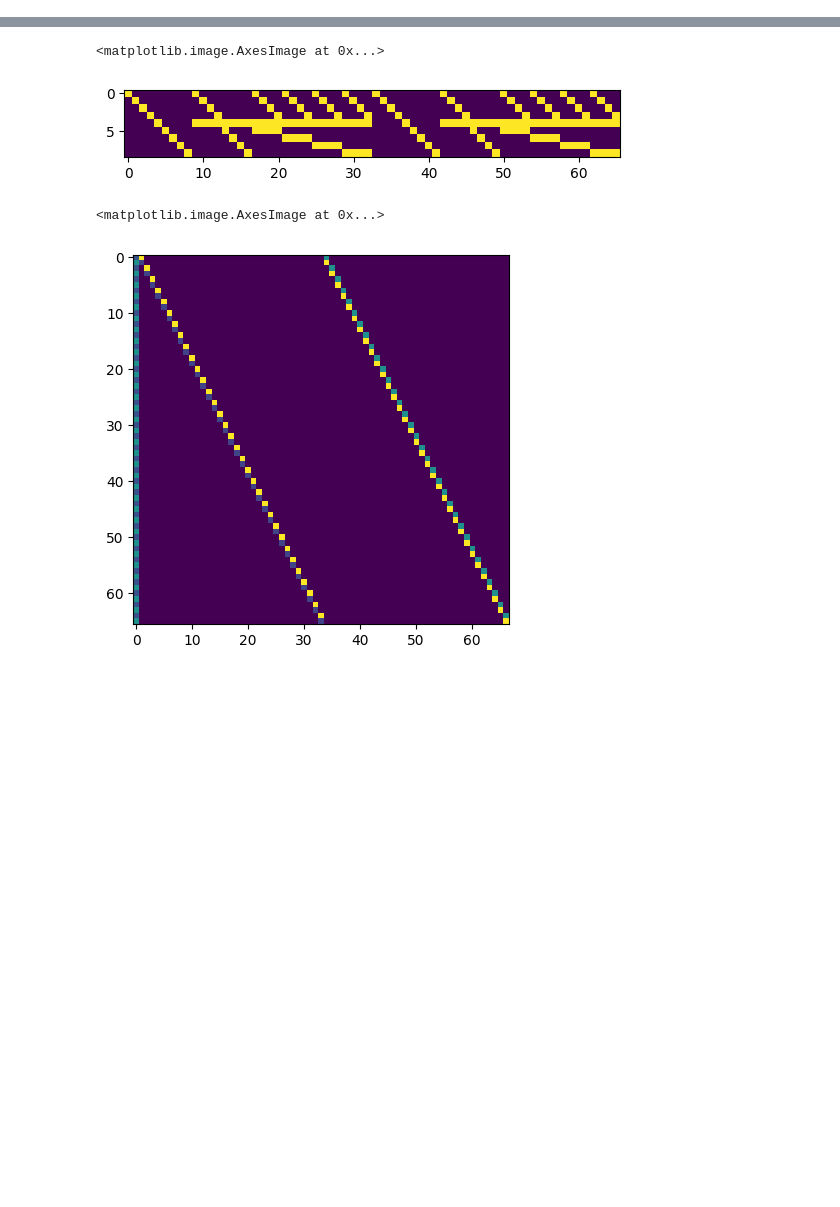
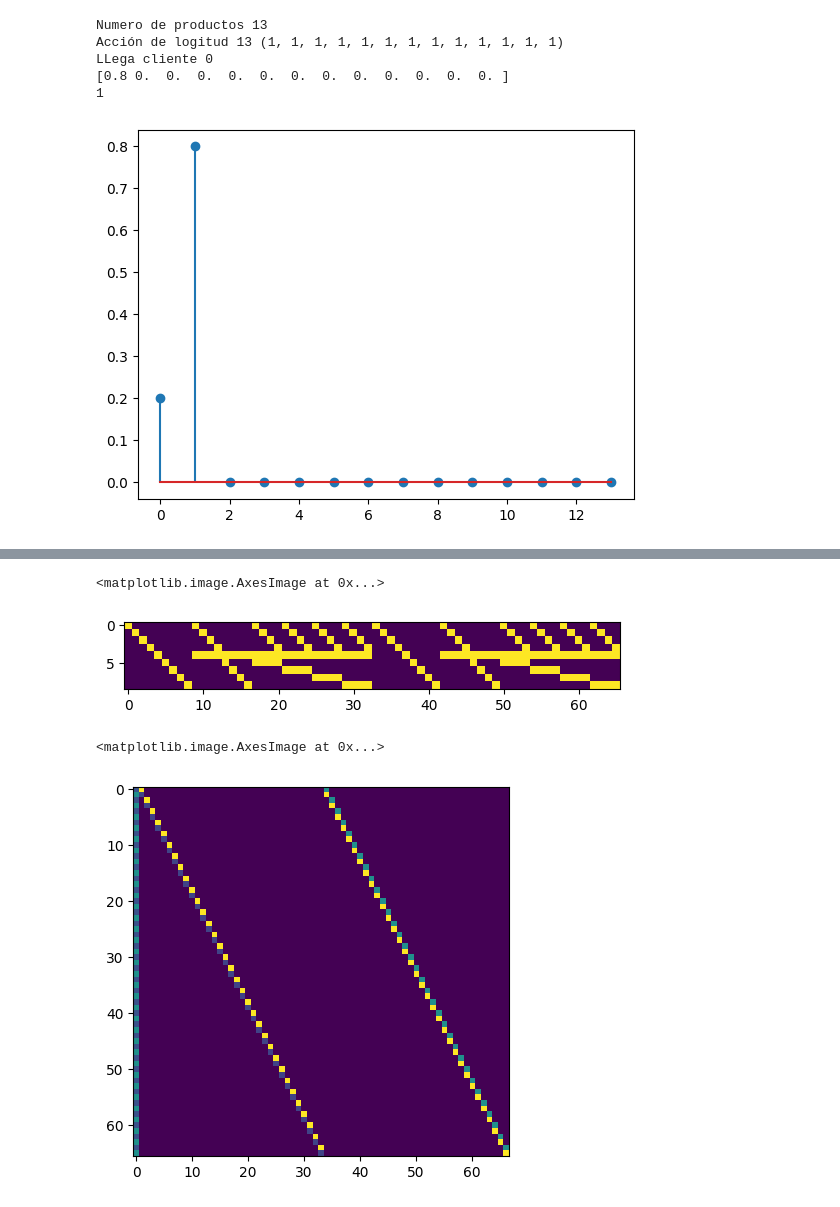
Before and after one commit to Oseluss/RMS, a Jupyter notebook: bench-test.ipynb, the cells around one changed output, grey strips where cells are left out. Cells and saved outputs as stored; diff of their text form; code cells hidden in the pictures; blank space fills up the shorter version.

```diff
--- a/bench-test.ipynb
+++ b/bench-test.ipynb
@@ -20,0 +32,36 @@ torch.set_num_threads(NUMERO_DE_NUCLEOS)
+# %%
+def integer_to_binary_tuple(integer, word_size):
+    # Obtener la representación binaria del número entero sin el prefijo '0b'
+    binary_str = bin(integer)[2:]
+
+    # Asegurarse de que la cadena binaria tenga el tamaño deseado llenando con ceros a la izquierda si es necesario
+    binary_str = binary_str.zfill(word_size)
+
+    # Crear una tupla con cada bit del número binario
+    binary_tuple = tuple(int(bit) for bit in binary_str)
+    return binary_tuple
+
+print(f"Numero de productos {env.J}")
+a = (2**env.J)-1
+a = integer_to_binary_tuple(a, env.J)
+print(f"Acción de logitud {len(a)} {a}")
+env.P_j_dist_dado_l
+if np.random.choice([0,1],p=[1-env.lambd, env.lambd]) == 1:
+    cliente = np.random.choice(env.L,p=env.p_l)
+    print(f"LLega cliente {cliente}")
+    dist = env.P_j_dist_dado_l(a,cliente)
+    print(dist[1:])
+    plt.stem(dist)
+    sample = np.random.choice(len(dist), p=dist)
+else:
+    print("Cliente no llega")
+    sample = 0
+
+print(sample)
+# %% [output]
+Numero de productos 13
+Acción de logitud 13 (1, 1, 1, 1, 1, 1, 1, 1, 1, 1, 1, 1, 1)
+LLega cliente 0
+[0.8 0.  0.  0.  0.  0.  0.  0.  0.  0.  0.  0.  0. ]
+1
+[figure, added]
```
Also changed, not shown: parts of 8 cells of this notebook, 4 other files.
